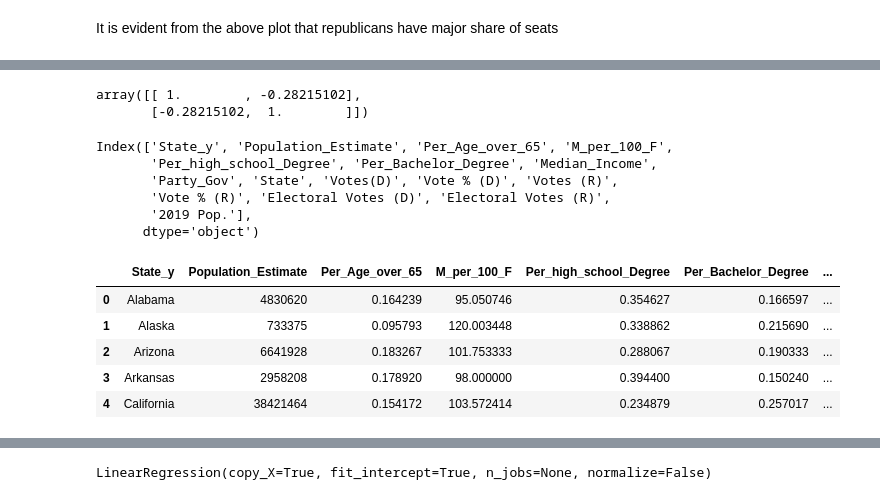
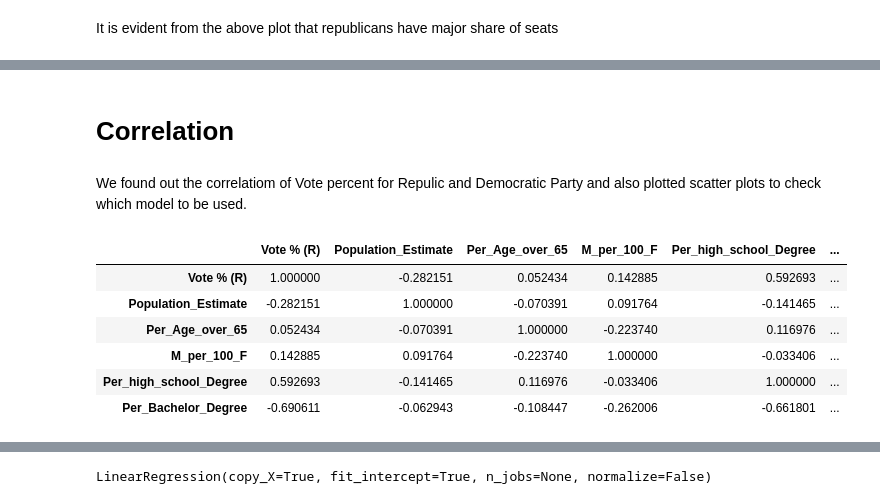
Before and after one commit to AnudeepMukka/Python-Project_US-Election-Analysis, a Jupyter notebook: Project.ipynb, the cells around one changed output, grey strips where cells are left out. Saved outputs shown, nothing was run; the diff lists cells and outputs as text; code cells hidden in the pictures.

```diff
--- a/Project.ipynb
+++ b/Project.ipynb
@@ -148,23 +155,16 @@ election_analysis_data['voting_behaviour'] = election_analysis_data.apply(voting
+# %% [markdown]
+# Correlation
+# %% [markdown]
+We found out the correlatiom of Vote percent for Repulic and Democratic Party and also plotted scatter plots to check which model to be used.
 # %%
-np.corrcoef(election_analysis_data['Vote % (R)'],election_analysis_data['Population_Estimate'])
+republic_correlation = election_analysis_data[['Vote % (R)','Population_Estimate','Per_Age_over_65','M_per_100_F','Per_high_school_Degree','Per_Bachelor_Degree']]
-# %% [output]
-array([[ 1.        , -0.28215102],
-       [-0.28215102,  1.        ]])
-# %%
-election_analysis_data.columns
-# %% [output]
-Index(['State_y', 'Population_Estimate', 'Per_Age_over_65', 'M_per_100_F',
-       'Per_high_school_Degree', 'Per_Bachelor_Degree', 'Median_Income',
-       'Party_Gov', 'State', 'Votes(D)', 'Vote % (D)', 'Votes (R)',
-       'Vote % (R)', 'Electoral Votes (D)', 'Electoral Votes (R)',
-       '2019 Pop.'],
-      dtype='object')
-# %%
-election_analysis_data.head()
-# %% [output]
-|  | State_y | Population_Estimate | Per_Age_over_65 | M_per_100_F | Per_high_school_Degree | Per_Bachelor_Degree | ... |
-| 0 | Alabama | 4830620 | 0.164239 | 95.050746 | 0.354627 | 0.166597 | ... |
-| 1 | Alaska | 733375 | 0.095793 | 120.003448 | 0.338862 | 0.215690 | ... |
-| 2 | Arizona | 6641928 | 0.183267 | 101.753333 | 0.288067 | 0.190333 | ... |
-| 3 | Arkansas | 2958208 | 0.178920 | 98.000000 | 0.394400 | 0.150240 | ... |
-| 4 | California | 38421464 | 0.154172 | 103.572414 | 0.234879 | 0.257017 | ... |
+# %%
+republic_correlation.corr()
+# %% [output]
+|  | Vote % (R) | Population_Estimate | Per_Age_over_65 | M_per_100_F | Per_high_school_Degree | ... |
+| Vote % (R) | 1.000000 | -0.282151 | 0.052434 | 0.142885 | 0.592693 | ... |
+| Population_Estimate | -0.282151 | 1.000000 | -0.070391 | 0.091764 | -0.141465 | ... |
+| Per_Age_over_65 | 0.052434 | -0.070391 | 1.000000 | -0.223740 | 0.116976 | ... |
+| M_per_100_F | 0.142885 | 0.091764 | -0.223740 | 1.000000 | -0.033406 | ... |
+| Per_high_school_Degree | 0.592693 | -0.141465 | 0.116976 | -0.033406 | 1.000000 | ... |
+| Per_Bachelor_Degree | -0.690611 | -0.062943 | -0.108447 | -0.262006 | -0.661801 | ... |
```
Also changed, not shown: parts of 18 cells of this notebook.
